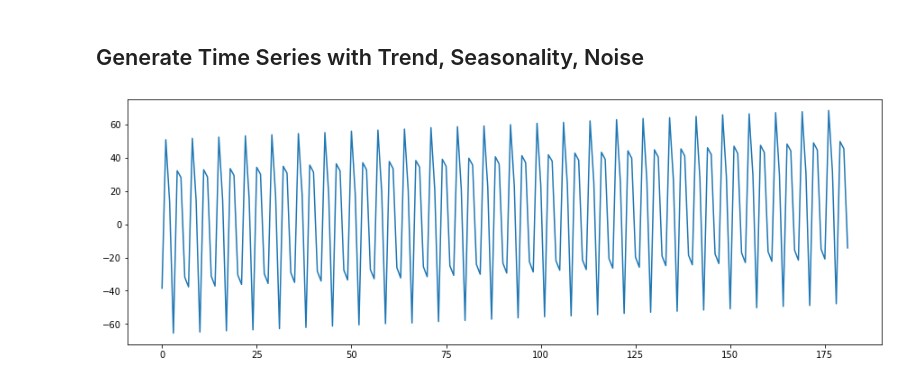
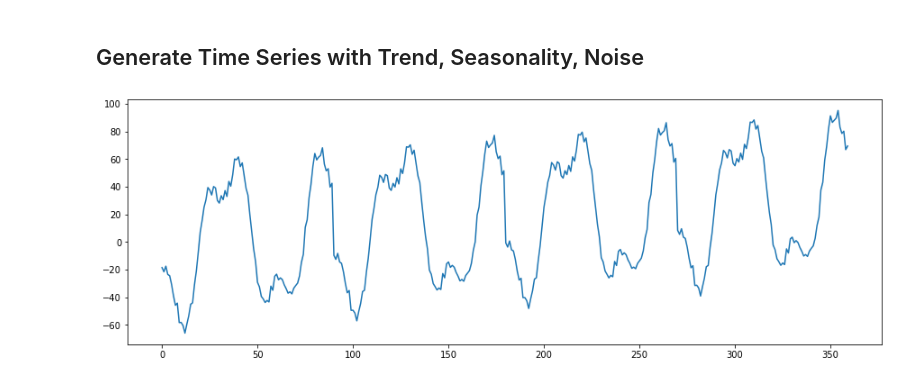
Before and after one commit to hiydavid/time-series, a Jupyter notebook: time_series_generation.ipynb, the cells around one changed output. Drawn from its saved outputs; the diff is of its cells as text; code cells hidden in the pictures.

```diff
--- a/time_series_generation.ipynb
+++ b/time_series_generation.ipynb
@@ -94,13 +94,13 @@ def generate_time_series_with_trend_seasonality(slope,
 # %%
 # generate time series
 series = generate_time_series_with_trend_seasonality(slope = 0.1,
-                                                     pattern_steps = 7,
-                                                     pattern_repeats = 26,
+                                                     pattern_steps = 90,
+                                                     pattern_repeats = 4,
                                                      noise_size = 0.1
                                                      )
 
 plt.figure(figsize = (15, 5))
 plt.plot(pd.DataFrame(series))
 plt.show()
 # %% [output]
-[figure, old version]
+[figure, new version]
```
